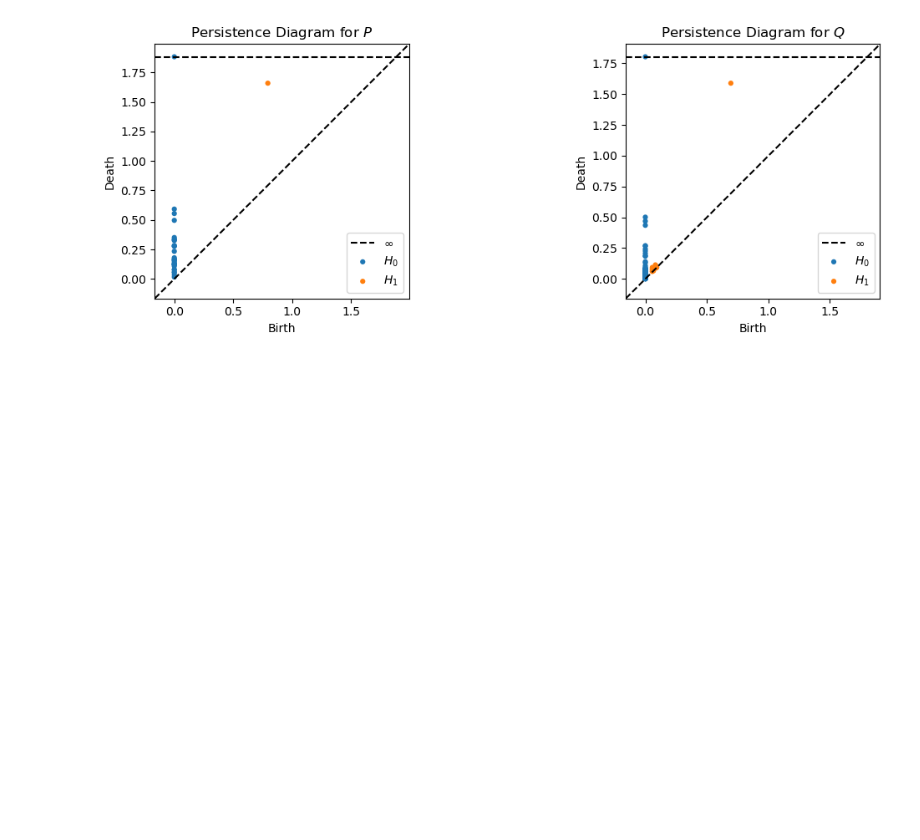
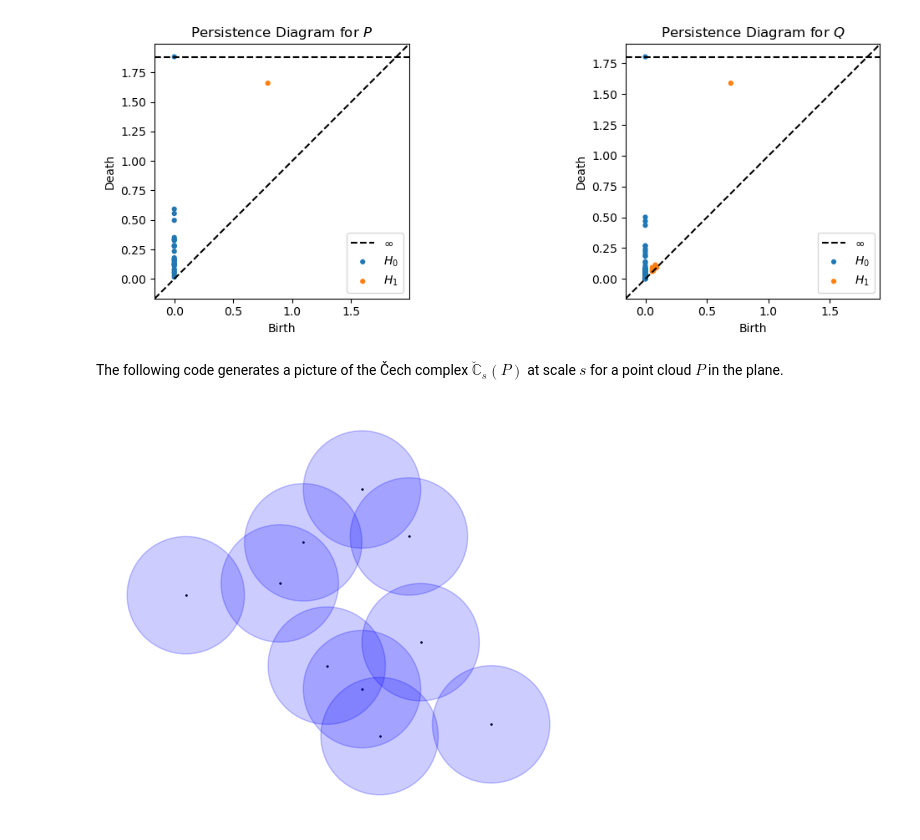
Before and after one commit to kyleormsby/math583, a Jupyter notebook: Lecture1.ipynb, the cells around one changed output. Cells and saved outputs as stored; diff of their text form; code cells hidden in the pictures; blank space fills up the shorter version.

```diff
--- a/Lecture1.ipynb
+++ b/Lecture1.ipynb
@@ -97,3 +97,22 @@ plt.tight_layout()
 plt.show()
 # %% [output]
 [figure]
+# %% [markdown]
+The following code generates a picture of the Čech complex $\check{\mathbb{C}}_s(P)$ at scale $s$ for a point cloud $P$ in the plane.
+# %%
+def plot_points_with_disks(points, r):
+    x = points[:, 0]
+    y = points[:, 1]
+    plt.figure(figsize=(6,6))
+    plt.scatter(x, y, color='black', label='Points', s=0.6)
+    for point in points:
+        plt.gca().add_patch(plt.Circle((point[0], point[1]), r, color='blue', alpha=0.2))
+    plt.axis('off')
+    plt.gca().set_aspect('equal', adjustable='box')
+    plt.show()
+
+points = np.array([(0,0),(0.8,0.1),(1,0.45),(1.2,-0.6),(2,-0.4),(1.9,0.5),(1.5,0.9),(1.5,-0.8),(1.65,-1.2),(2.6,-1.1)])
+
+plot_points_with_disks(points,0.5)
+# %% [output]
+[figure, added]
```
Also changed, not shown: parts of 2 cells of this notebook.
